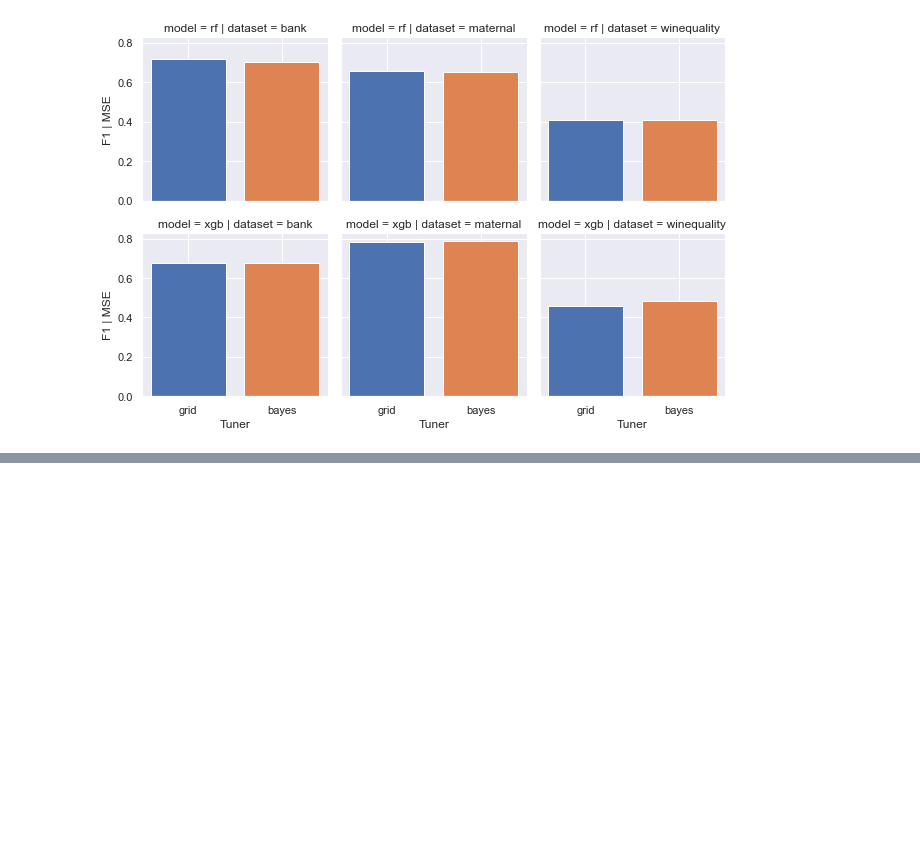
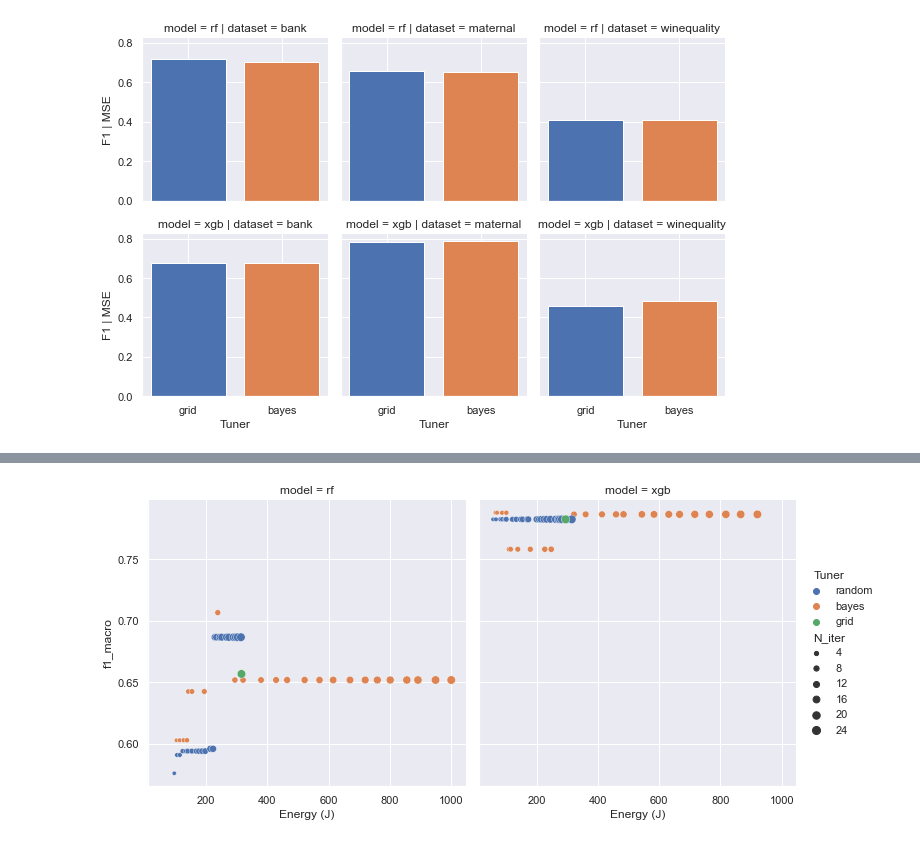
Before and after one commit to dloveland/EECS_573_EnergyML, a Jupyter notebook: hyperparamtuning_plots.ipynb, the cells around one changed output, grey strips where cells are left out. Drawn from its saved outputs; the diff is of its cells as text; code cells hidden in the pictures; blank space fills up the shorter version.

```diff
--- a/hyperparamtuning_plots.ipynb
+++ b/hyperparamtuning_plots.ipynb
@@ -93,0 +145,5 @@ grid = sns.catplot(results, row="model", col="dataset", x="Tuner", y="Energy (J)
+# %%
+grid = plot_tuning_pareto_dataset('maternal', results)
+plt.savefig('figures/tuning_earlystopping_pareto_maternal.pdf')
+# %% [output]
+[figure, added]
```
Also changed, not shown: parts of 13 cells of this notebook, 4 other files.
